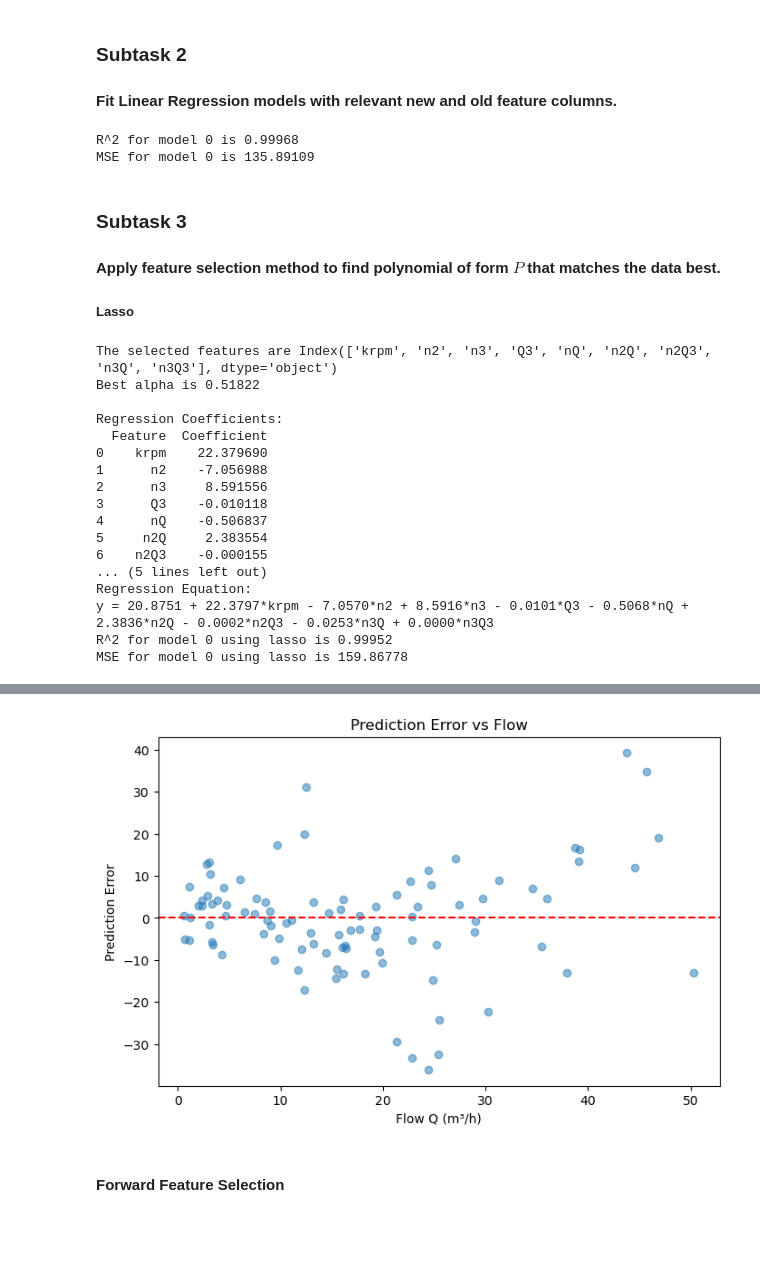
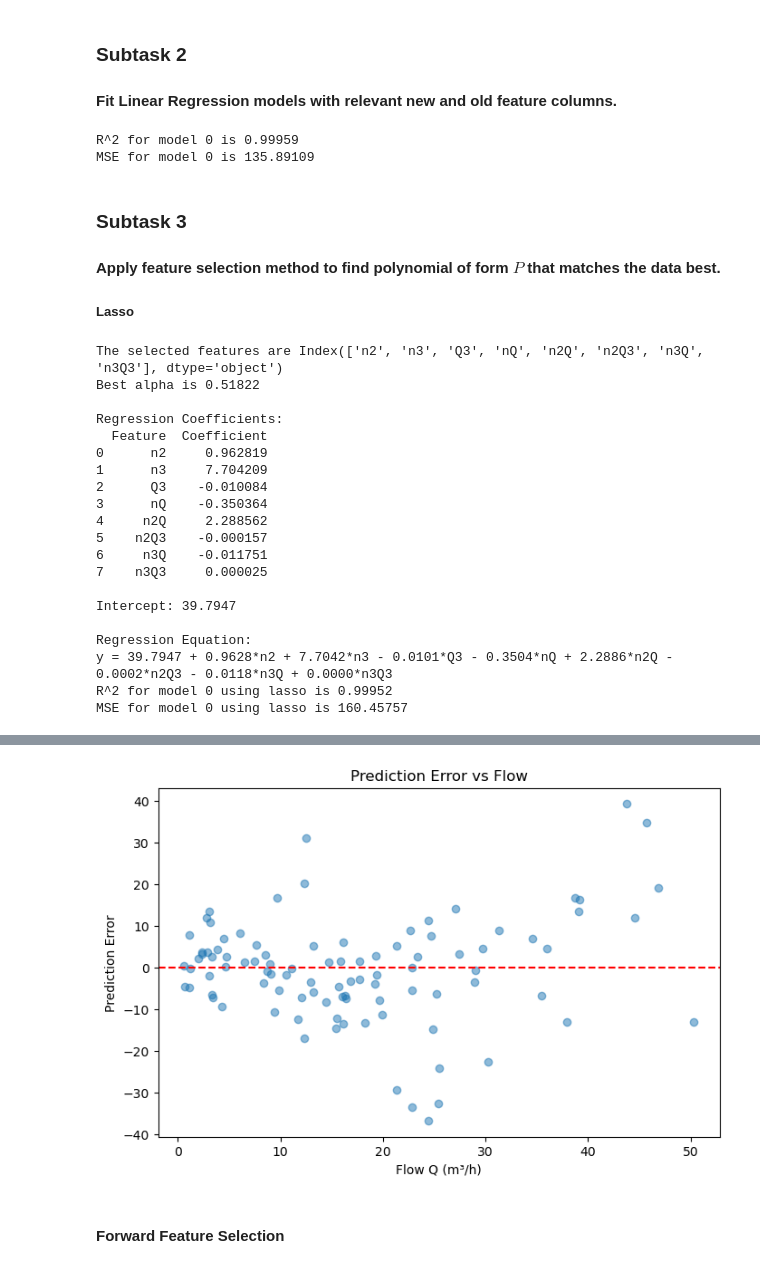
Before and after one commit to emmdupont/The_PowerPredict_Girls, a Jupyter notebook: task_0.ipynb, the cells around one changed output, grey strips where cells are left out. Saved outputs shown, nothing was run; the diff lists cells and outputs as text; code cells hidden in the pictures; blank space fills up the shorter version.

```diff
--- a/task_0.ipynb
+++ b/task_0.ipynb
@@ -22,9 +19,0 @@ df_test1 = pd.read_csv('../data/case1/train1.csv')
-# %%
-mapping = {
-    "stable": 0,
-    "transient": 1
-}
-
-df_train1['operating_state'] = df_train1['operating_state'].map(mapping)
-
-df_train1
@@ -101,10 +101,11 @@ exclude_cols = [
     'power_w',
     'inlet_pressure_bar',
     'outlet_pressure_bar',
-    'delta_p'
+    'delta_P'
 ]
 
 X = df_train1.drop(columns=exclude_cols)
 y = df_train1['power_w']
 
-X_train, X_test, y_train, y_test = train_test_split(X, y, test_size=0.2, random_state=42)
+# split into train and validation set
+X_train, X_val, y_train, y_val = train_test_split(X, y, test_size=0.2, random_state=42)
@@ -114,26 +131,33 @@ X_train, X_test, y_train, y_test = train_test_split(X, y, test_size=0.2, random_
 # %%
 model_0 = LinearRegression()
 model_0.fit(X_train, y_train)
-y_0_pred = model_0.predict(X_test)
+y_0_pred = model_0.predict(X_val)
 
 
-r2_model_0 = round(model_0.score(X_train, y_train) , 5)
+r2_model_0 = round(model_0.score(X_val, y_val) , 5)
 print(f"R^2 for model 0 is {r2_model_0}")
 
-mse_model_0 = round(mean_squared_error(y_true = y_test, y_pred = y_0_pred) , 5)
+mse_model_0 = round(mean_squared_error(y_true = y_val, y_pred = y_0_pred) , 5)
 print(f"MSE for model 0 is {mse_model_0}")
 # %% [output]
-R^2 for model 0 is 0.99968
+R^2 for model 0 is 0.99959
 MSE for model 0 is 135.89109
 # %% [markdown]
 ### Subtask 3
 #### Apply feature selection method to find polynomial of form $P$ that matches the data best.
 ##### Lasso
 # %%
+# use lasso as features selection method
+
 lasso_0 = Pipeline([
     ('scaler', StandardScaler()),
-    ('lasso', LassoCV(cv=5))
+    ('lasso', LassoCV(
+        cv=5,
+        max_iter=2000,
+        random_state=42
+    ))
 ])
+
 lasso_0.fit(X_train, y_train)
 lasso_model = lasso_0.named_steps['lasso']
 
@@ -142,12 +166,13 @@ sel_features_las = X_train.columns[lasso_model.coef_ != 0]
 best_alp_las = round(lasso_model.alpha_ , 5)
 print(f"The selected features are {sel_features_las} \nBest alpha is {best_alp_las}")
 
+# fit linear regression on selected features
 model_0_lasso = LinearRegression()
 
 X_train_lasso = X_train[sel_features_las]
-X_test_lasso = X_test[sel_features_las]
+X_val_lasso = X_val[sel_features_las]
 model_0_lasso.fit(X_train_lasso, y_train)
-y_pred_las = model_0_lasso.predict(X_test_lasso)
+y_pred_las = model_0_lasso.predict(X_val_lasso)
 
 # Print coefficients
 coef_df = pd.DataFrame({
@@ -169,32 +194,33 @@ for feature, coef in zip(X_train_lasso.columns, model_0_lasso.coef_):
 print("\nRegression Equation:")
 print(equation)
 
-y_pred_las = model_0_lasso.predict(X_test_lasso)
 
-
-r2_lasso = round(r2_score(y_test, y_pred_las) , 5)
+r2_lasso = round(r2_score(y_val, y_pred_las) , 5)
 print(f"R^2 for model 0 using lasso is {r2_lasso}")
 
-mse_lasso = round(mean_squared_error(y_true = y_test, y_pred = y_pred_las) , 5)
+mse_lasso = round(mean_squared_error(y_true = y_val, y_pred = y_pred_las) , 5)
 print(f"MSE for model 0 using lasso is {mse_lasso}")
 # %% [output]
-The selected features are Index(['krpm', 'n2', 'n3', 'Q3', 'nQ', 'n2Q', 'n2Q3', 'n3Q', 'n3Q3'], dtype='object')
+The selected features are Index(['n2', 'n3', 'Q3', 'nQ', 'n2Q', 'n2Q3', 'n3Q', 'n3Q3'], dtype='object')
 Best alpha is 0.51822
 
 Regression Coefficients:
   Feature  Coefficient
-0    krpm    22.379690
-1      n2    -7.056988
-2      n3     8.591556
-3      Q3    -0.010118
-4      nQ    -0.506837
-5     n2Q     2.383554
-6    n2Q3    -0.000155
-... (5 lines left out)
+0      n2     0.962819
+1      n3     7.704209
+2      Q3    -0.010084
+3      nQ    -0.350364
+4     n2Q     2.288562
+5    n2Q3    -0.000157
+6     n3Q    -0.011751
+7    n3Q3     0.000025
+
+Intercept: 39.7947
+
 Regression Equation:
-y = 20.8751 + 22.3797*krpm - 7.0570*n2 + 8.5916*n3 - 0.0101*Q3 - 0.5068*nQ + 2.3836*n2Q - 0.0002*n2Q3 - 0.0253*n3Q + 0.0000*n3Q3
+y = 39.7947 + 0.9628*n2 + 7.7042*n3 - 0.0101*Q3 - 0.3504*nQ + 2.2886*n2Q - 0.0002*n2Q3 - 0.0118*n3Q + 0.0000*n3Q3
 R^2 for model 0 using lasso is 0.99952
-MSE for model 0 using lasso is 159.86778
+MSE for model 0 using lasso is 160.45757
 # %% [markdown]
 ### Subtask 4
 #### Report your final regression expression and your test errors, using one or more informative error measures of your choice, and show a plot of errors versus flow.
@@ -203,17 +229,17 @@ Final reg: $P = 31.3534 + 1.7682*n^2 + 7.3905*n^3 - 0.1956*Q^2 - 0.0049*Q^3 + 2.
 
 ##### Lasso
 # %%
-errors = y_pred_las - y_test
+errors = y_pred_las - y_val
 
 plt.figure(figsize=(8,5))
-plt.scatter(X_test['flow_m3_h'], errors, alpha=0.5)
+plt.scatter(X_val['flow_m3_h'], errors, alpha=0.5)
 plt.axhline(0, color='red', linestyle='--')
 plt.xlabel('Flow Q (m³/h)')
 plt.ylabel('Prediction Error')      # Predicted P - True P)
 plt.title('Prediction Error vs Flow')
 plt.show()
 # %% [output]
-[figure, old version]
+[figure, new version]
 # %% [markdown]
 #### Forward Feature Selection
 # %%
```
Also changed, not shown: parts of 9 cells of this notebook.
